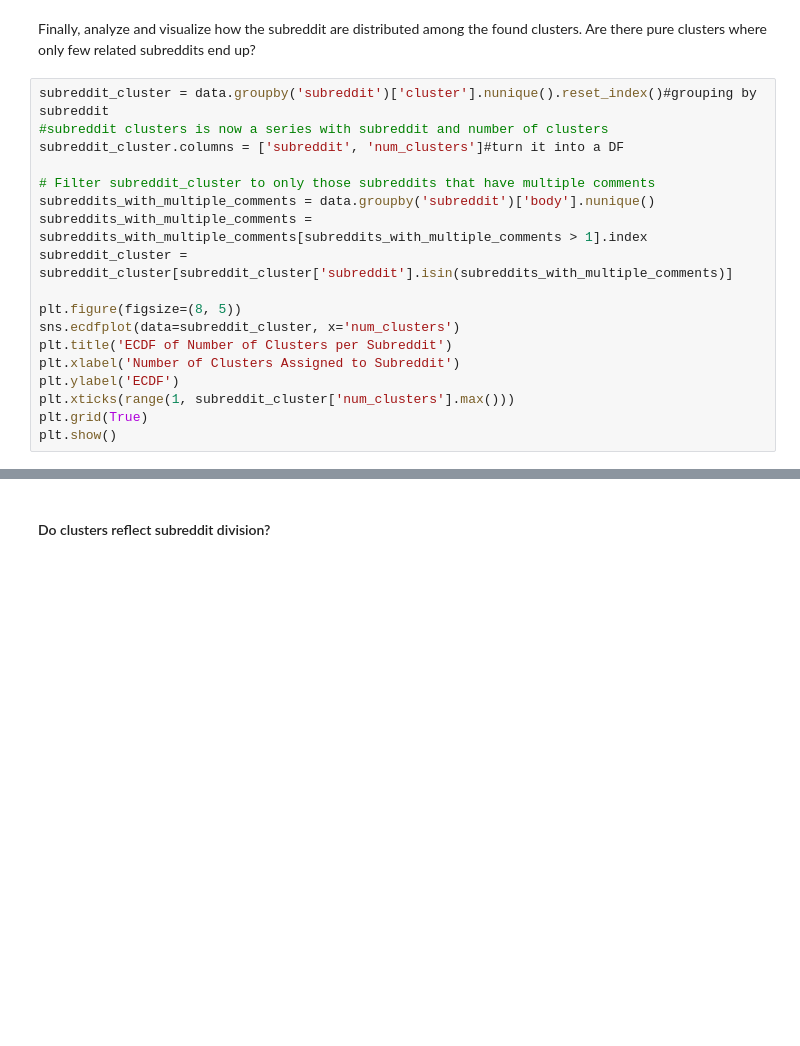
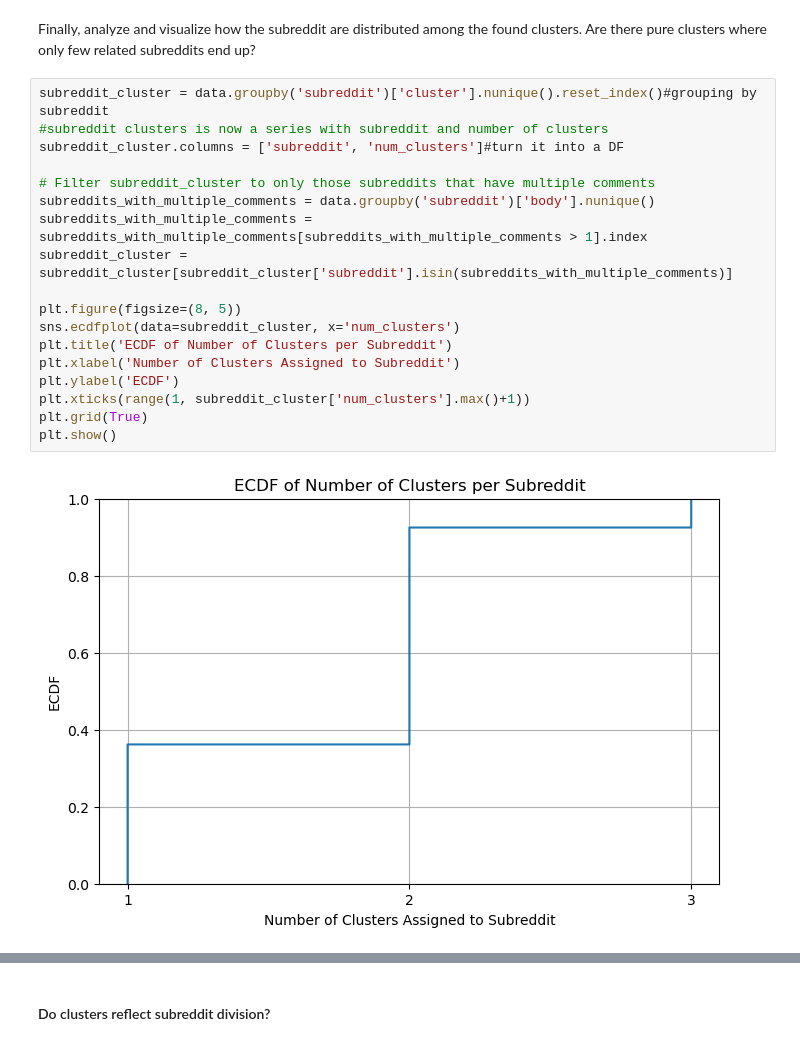
Before and after one commit to PettinatoGiacomo/ML4N-reddit, a Jupyter notebook: unsupervised-KMEANS.ipynb, the cells around one changed output, grey strips where cells are left out. Drawn from its saved outputs; the diff is of its cells as text; blank space fills up the shorter version.

```diff
--- a/unsupervised-KMEANS.ipynb
+++ b/unsupervised-KMEANS.ipynb
@@ -198,21 +326,23 @@ subreddits end up?
 # %%
 subreddit_cluster = data.groupby('subreddit')['cluster'].nunique().reset_index()#grouping by subreddit
 #subreddit clusters is now a series with subreddit and number of clusters
 subreddit_cluster.columns = ['subreddit', 'num_clusters']#turn it into a DF
 
 # Filter subreddit_cluster to only those subreddits that have multiple comments
 subreddits_with_multiple_comments = data.groupby('subreddit')['body'].nunique()
 subreddits_with_multiple_comments = subreddits_with_multiple_comments[subreddits_with_multiple_comments > 1].index
 subreddit_cluster = subreddit_cluster[subreddit_cluster['subreddit'].isin(subreddits_with_multiple_comments)]
 
 plt.figure(figsize=(8, 5))
 sns.ecdfplot(data=subreddit_cluster, x='num_clusters')
 plt.title('ECDF of Number of Clusters per Subreddit')
 plt.xlabel('Number of Clusters Assigned to Subreddit')
 plt.ylabel('ECDF')
-plt.xticks(range(1, subreddit_cluster['num_clusters'].max()))
+plt.xticks(range(1, subreddit_cluster['num_clusters'].max()+1))
 plt.grid(True)
 plt.show()
+# %% [output]
+[figure, added]
 # %%
 subredditsNames = []
 
```
Also changed, not shown: parts of 12 cells of this notebook, 3 other files.
